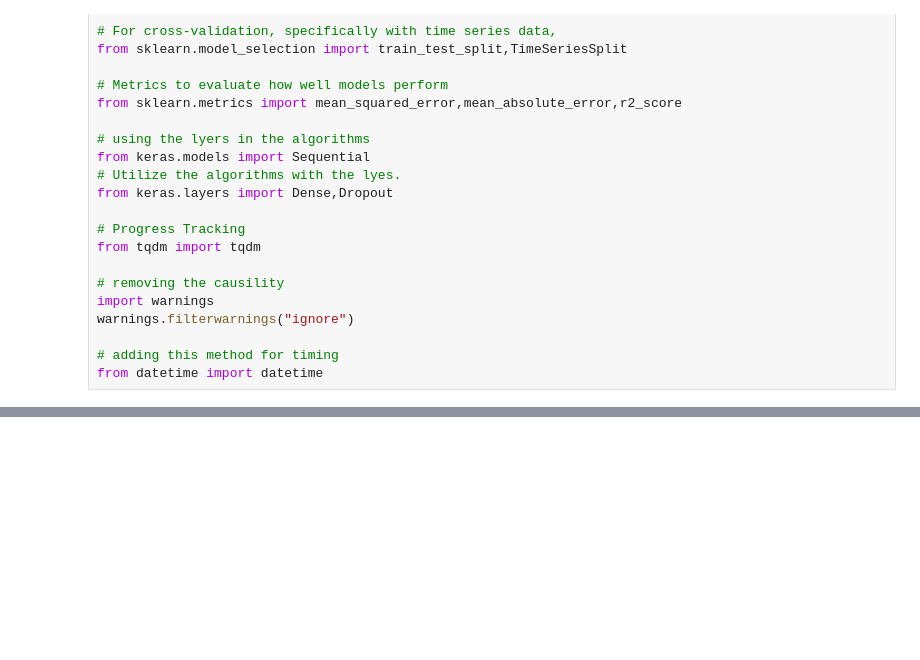
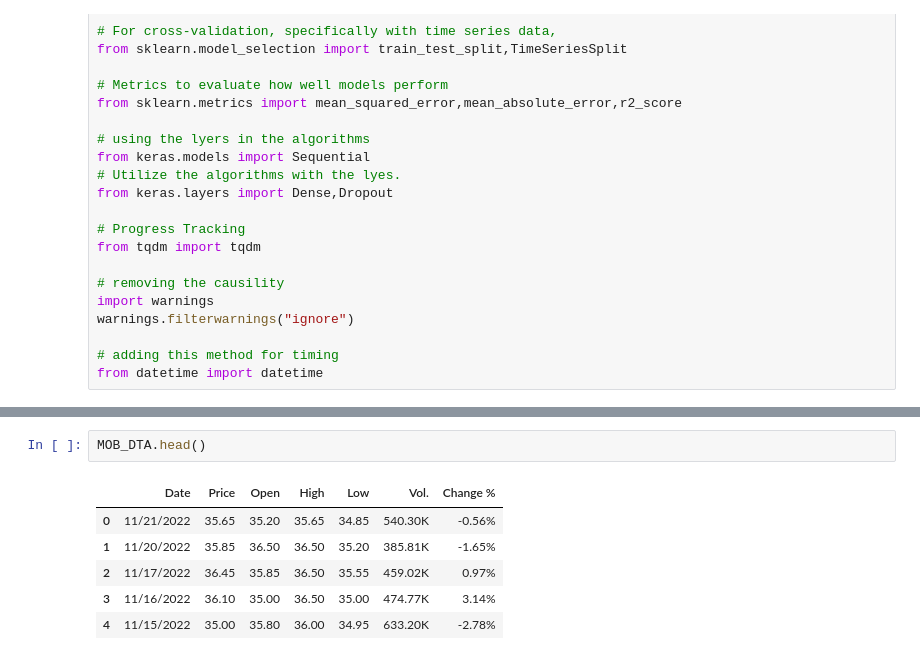
Before and after one commit to aswink71/Time-Series-Project, a Jupyter notebook: Multivaiate_analysis.ipynb, the cells around one changed output, grey strips where cells are left out. Saved outputs shown, nothing was run; the diff lists cells and outputs as text; blank space fills up the shorter version.

```diff
--- a/Multivaiate_analysis.ipynb
+++ b/Multivaiate_analysis.ipynb
@@ -42,0 +73,9 @@ from datetime import datetime
+# %%
+MOB_DTA.head()
+# %% [output]
+|  | Date | Price | Open | High | Low | Vol. | Change % |
+| 0 | 11/21/2022 | 35.65 | 35.20 | 35.65 | 34.85 | 540.30K | -0.56% |
+| 1 | 11/20/2022 | 35.85 | 36.50 | 36.50 | 35.20 | 385.81K | -1.65% |
+| 2 | 11/17/2022 | 36.45 | 35.85 | 36.50 | 35.55 | 459.02K | 0.97% |
+| 3 | 11/16/2022 | 36.10 | 35.00 | 36.50 | 35.00 | 474.77K | 3.14% |
+| 4 | 11/15/2022 | 35.00 | 35.80 | 36.00 | 34.95 | 633.20K | -2.78% |
```
Also changed, not shown: parts of 18 cells of this notebook.
